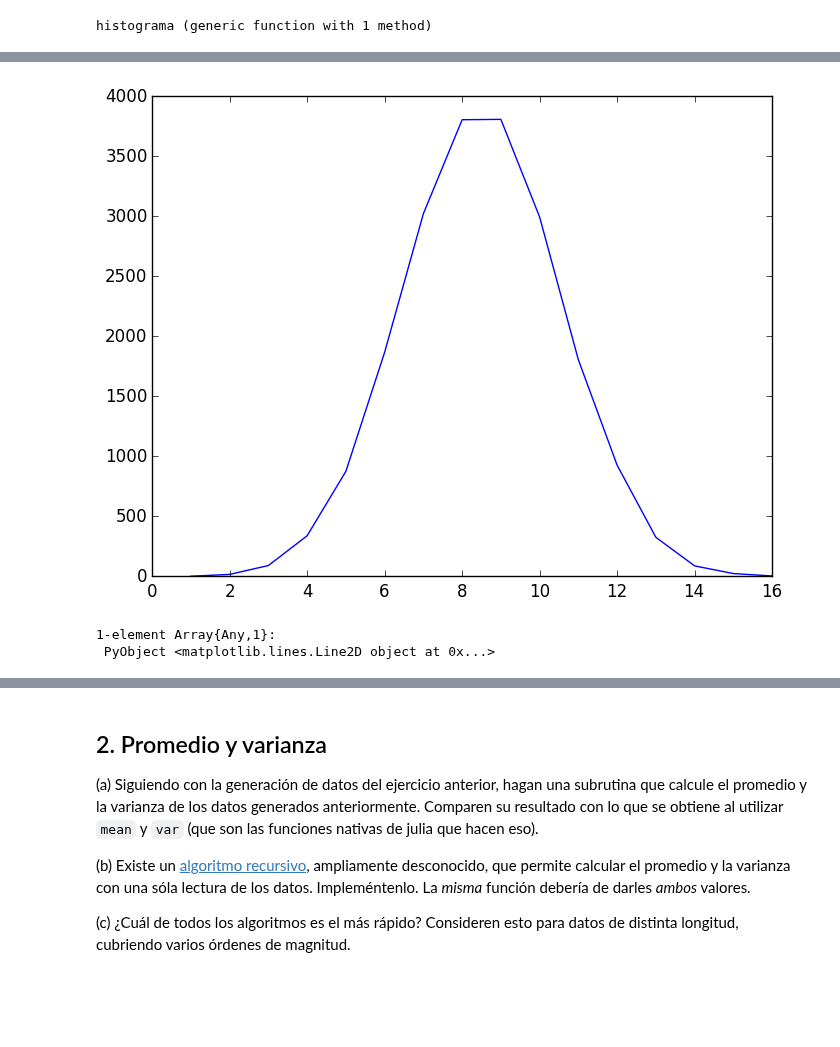
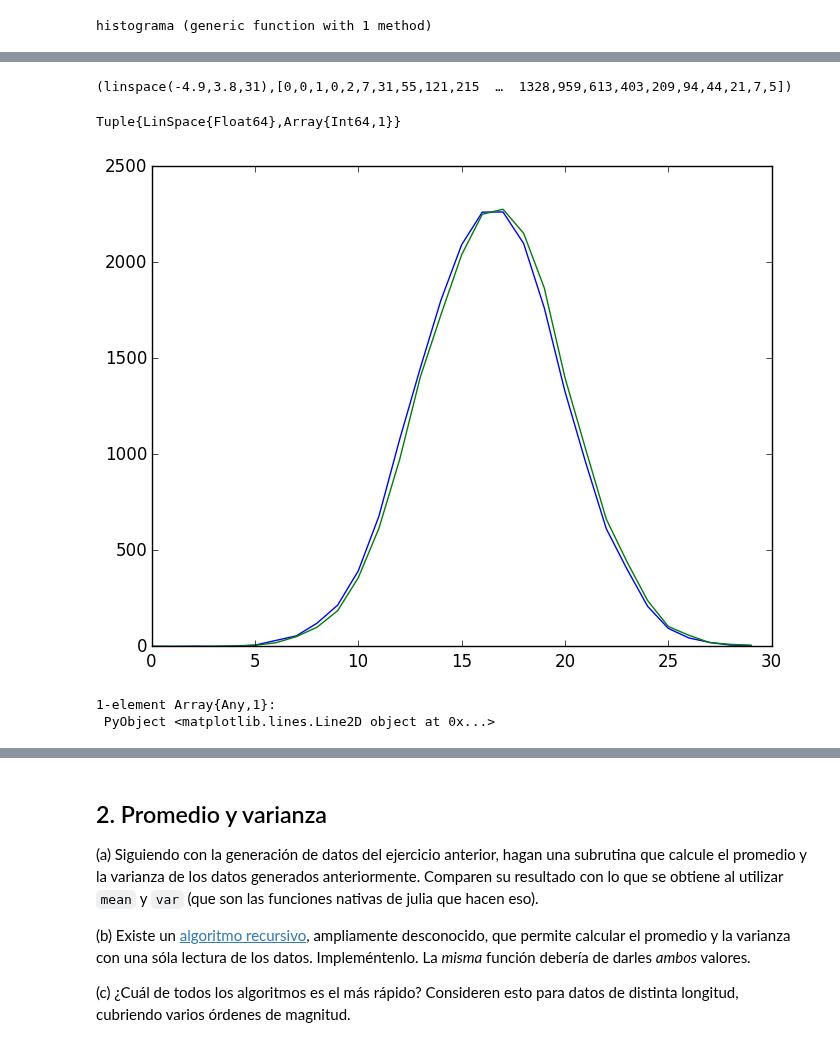
Before and after one commit to lbenet/2016-2_TSFisicaComputacional, a Jupyter notebook: tareas/Yuriko/Tarea2/Tarea2_Yuriko.ipynb, the cells around one changed output, grey strips where cells are left out. Saved outputs shown, nothing was run; the diff lists cells and outputs as text; code cells hidden in the pictures; blank space fills up the shorter version.

```diff
--- a/tareas/Yuriko/Tarea2/Tarea2_Yuriko.ipynb
+++ b/tareas/Yuriko/Tarea2/Tarea2_Yuriko.ipynb
@@ -139,9 +123,17 @@ plot(1:30,frqs)
-# %%
-bins1, y1 = PyPlot.hist(x,30)
-plot(1:16,y1)
-#y = hist(x,30)
-#plot(1:30,y1)
-# %% [output]
-[figure, removed]
-1-element Array{Any,1}:
- PyObject <matplotlib.lines.Line2D object at 0x...>
+# %%
+#Usando la función histograma de Julia
+j = hist(x, linspace(-4.9, 3.8, 31))
+# %% [output]
+(linspace(-4.9,3.8,31),[0,0,1,0,2,7,31,55,121,215  …  1328,959,613,403,209,94,44,21,7,5])
+# %%
+typeof(j)
+# %% [output]
+Tuple{LinSpace{Float64},Array{Int64,1}}
+# %%
+#Graficando el histograma de Julia en verde y el de la función que se creó en azul
+plot(j[2])
+plot(frqs)
+# %% [output]
+[figure, added]
+1-element Array{Any,1}:
+ PyObject <matplotlib.lines.Line2D object at 0x...>
```
Also changed, not shown: parts of 37 cells of this notebook.
